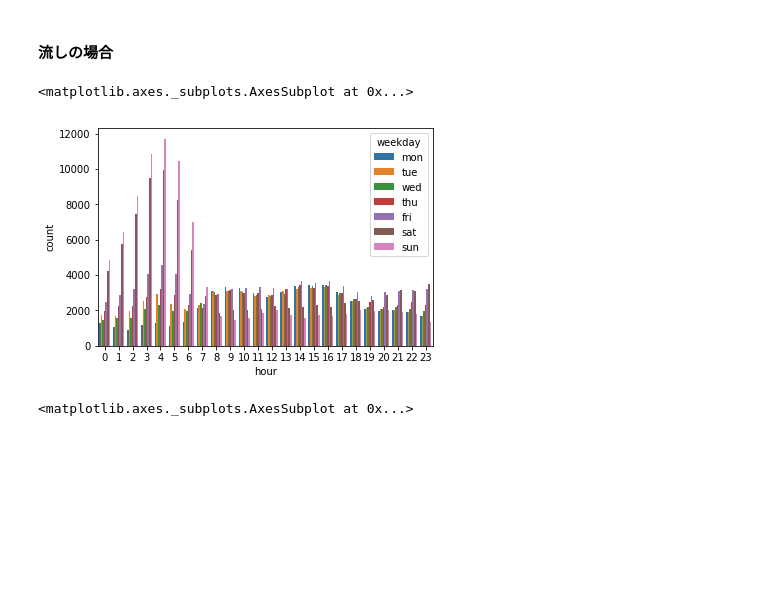
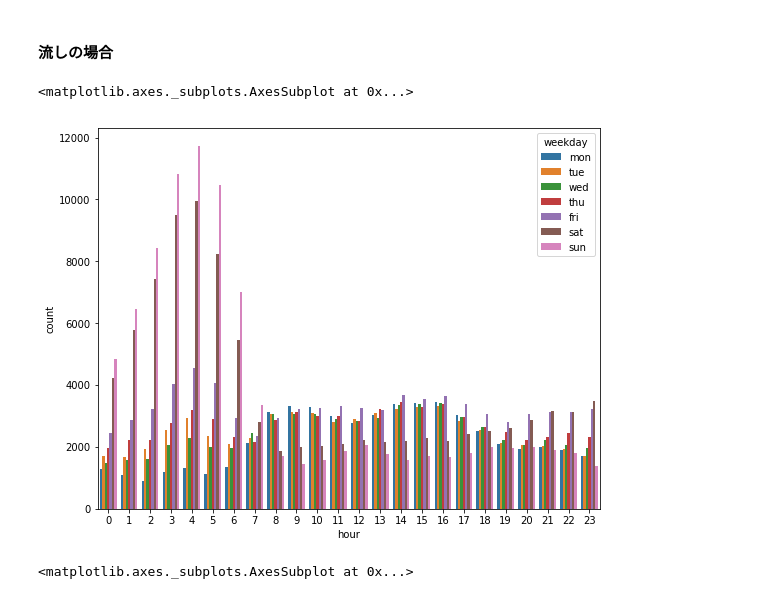
Before and after one commit to snufkin92/taxi_service_trajectory, a Jupyter notebook: taxi_service_trajectory_03.ipynb, the cells around one changed output. Saved outputs shown, nothing was run; the diff lists cells and outputs as text; code cells hidden in the pictures; blank space fills up the shorter version.

```diff
--- a/taxi_service_trajectory_03.ipynb
+++ b/taxi_service_trajectory_03.ipynb
@@ -339,10 +449,11 @@ sns.countplot(x="hour", hue="holiday", data=df_call_type_b)
 # %% [markdown]
 #### 流しの場合
 # %%
+plt.figure(figsize=(9, 7))
 sns.countplot(x="hour", hue="weekday", data=df_call_type_c)
 # %% [output]
 <matplotlib.axes._subplots.AxesSubplot at 0x...>
-[figure, old version]
+[figure, new version]
 # %%
 sns.countplot(x="hour", hue="holiday", data=df_call_type_c)
 # %% [output]
```
Also changed, not shown: parts of 66 cells of this notebook, 2 other files.
